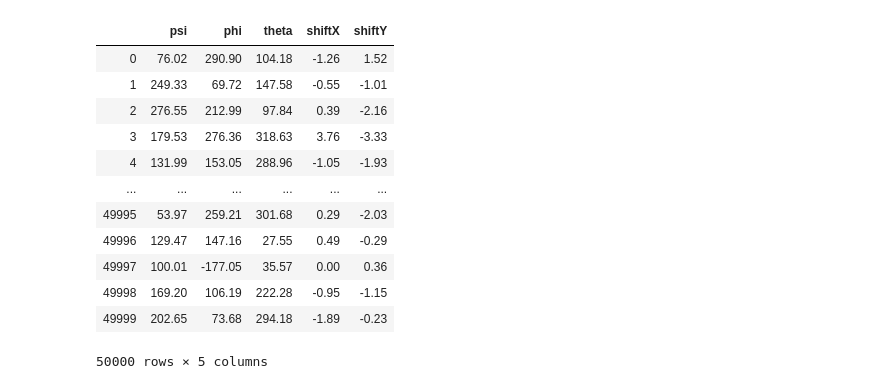
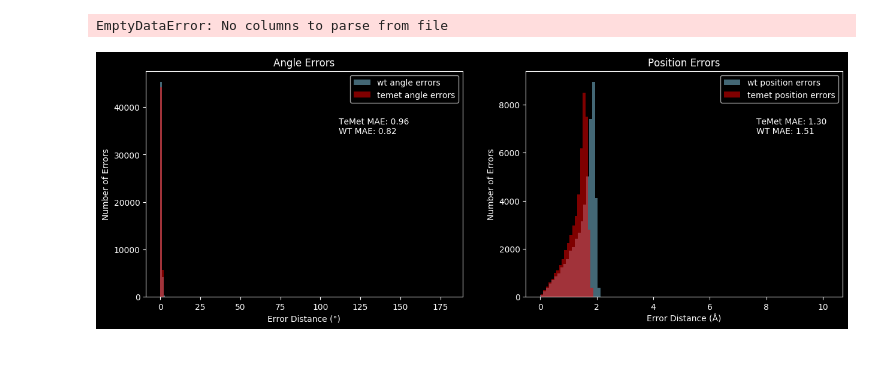
Before and after one commit to hbhargava7/cryoem-data-simulation, a Jupyter notebook: Analyze Alignment.ipynb, the cells around one changed output. Saved outputs shown, nothing was run; the diff lists cells and outputs as text; code cells hidden in the pictures; blank space fills up the shorter version.

Commit message:
Script for Alignment Analysis

```diff
--- a/Analyze Alignment.ipynb
+++ b/Analyze Alignment.ipynb
@@ -21,6 +23,7 @@ def read_theoretical(path):
     theoretical = theoretical[theoretical.columns[[1, 2, 3, 11, 12]]]
     theoretical.columns = [ 'psi', 'phi', 'theta', 'shiftX', 'shiftY']
     theoretical = theoretical.astype(float)
+    theoretical['quaternion'] = theoretical.apply(lambda row: euler2quat(row.phi*np.pi/180, row.theta*np.pi/180, row.psi*np.pi/180), axis=1)
     return theoretical
 # %%
 def read_experimental(path):
@@ -31,4 +34,5 @@ def read_experimental(path):
     experimental.columns = [ 'psi', 'phi', 'theta', 'shiftX', 'shiftY']
     experimental.drop(experimental.tail(2).index,inplace=True)
     experimental = experimental.astype(float)
+    experimental['quaternion'] = experimental.apply(lambda row: euler2quat(row.phi*np.pi/180, row.theta*np.pi/180, row.psi*np.pi/180), axis=1)
     return experimental
@@ -102,16 +39,12 @@ plt.savefig('shifts.png')
-# %%
-temet_experimental
-# %% [output]
-|  | psi | phi | theta | shiftX | shiftY |
-| 0 | 76.02 | 290.90 | 104.18 | -1.26 | 1.52 |
-| 1 | 249.33 | 69.72 | 147.58 | -0.55 | -1.01 |
-| 2 | 276.55 | 212.99 | 97.84 | 0.39 | -2.16 |
-| 3 | 179.53 | 276.36 | 318.63 | 3.76 | -3.33 |
-| 4 | 131.99 | 153.05 | 288.96 | -1.05 | -1.93 |
-| ... | ... | ... | ... | ... | ... |
-| 49995 | 53.97 | 259.21 | 301.68 | 0.29 | -2.03 |
-| 49996 | 129.47 | 147.16 | 27.55 | 0.49 | -0.29 |
-| 49997 | 100.01 | -177.05 | 35.57 | 0.00 | 0.36 |
-| 49998 | 169.20 | 106.19 | 222.28 | -0.95 | -1.15 |
-| 49999 | 202.65 | 73.68 | 294.18 | -1.89 | -0.23 |
-50000 rows × 5 columns
+# %%
+which = '5'
+
+# Read the data
+print('Reading theoretical data...')
+temet_theoretical = read_theoretical('alignment_data/temet_' + which + '.star')
+wt_theoretical = read_theoretical('alignment_data/wt_' + which + '.star')
+print('Reading experimental data...')
+temet_experimental = read_experimental('alignment_data/temet_' + which + '.par')
+wt_experimental = read_experimental('alignment_data/wt_' + which + '.par')
+# %% [output]
+EmptyDataError: No columns to parse from file
@@ -117,0 +108,50 @@ temet_experimental
+# %%
+# Compute angle errors
+print('computing angular errors...')
+wt_angle_errors = computeAngleErrors(wt_theoretical.quaternion, wt_experimental.quaternion)
+temet_angle_errors = computeAngleErrors(temet_theoretical.quaternion, temet_experimental.quaternion)
+
+wt_angle_mae = mean(wt_angle_errors)
+temet_angle_me = mean(temet_angle_errors)
+
+# Compute position errors
+print('computing positional errors...')
+wt_theoretical_shifts = zip(wt_theoretical.shiftX, wt_theoretical.shiftY)
+wt_experimental_shifts = zip(wt_experimental.shiftX, wt_experimental.shiftY)
+
+temet_theoretical_shifts = zip(temet_theoretical.shiftX, temet_theoretical.shiftY)
+temet_experimental_shifts = zip(temet_experimental.shiftX, temet_experimental.shiftY)
+
+wt_position_errors = computeShiftErrors(wt_theoretical_shifts,wt_experimental_shifts)
+temet_position_errors = computeShiftErrors(temet_theoretical_shifts,temet_experimental_shifts)
+
+wt_position_mae = mean(wt_position_errors)
+temet_position_mae = mean(temet_position_errors)
+
+print('plotting...')
+fig, (ax1, ax2) = plt.subplots(1, 2, figsize=(15,5))
+
+# Plot angle errors
+ax1.hist((wt_angle_errors), bins=180, alpha=0.5, color='skyblue', label='wt angle errors');
+ax1.hist((temet_angle_errors), bins=180, alpha=0.5,color='red', label='temet angle errors');
+ax1.title.set_text('Angle Errors')
+ax1.set_xlabel("Error Distance (°)")
+ax1.set_ylabel("Number of Errors")
+ax1.text(0.1,0.7,"TeMet MAE: %.2f \nWT MAE: %.2f" % (temet_angle_me, wt_angle_mae),transform=ax.transAxes)
+ax1.legend()
+
+# Plot position errors
+ax2.hist((wt_position_errors), bins=100, alpha=0.5, color='skyblue', label='wt position errors');
+ax2.hist((temet_position_errors), bins=100, alpha=0.5,color='red', label='temet position errors');
+ax2.title.set_text('Position Errors')
+ax2.set_xlabel("Error Distance (Å)")
+ax2.set_ylabel("Number of Errors")
+ax2.text(.55,0.7,"TeMet MAE: %.2f \nWT MAE: %.2f" % (temet_position_mae, wt_position_mae),transform=ax.transAxes)
+
+ax2.legend()
+plt.savefig('errors.png')
+plt.show()
+
+print('done!!!')
+# %% [output]
+[figure, added]
```
Also changed, not shown: parts of 5 cells of this notebook, 7 other files.
